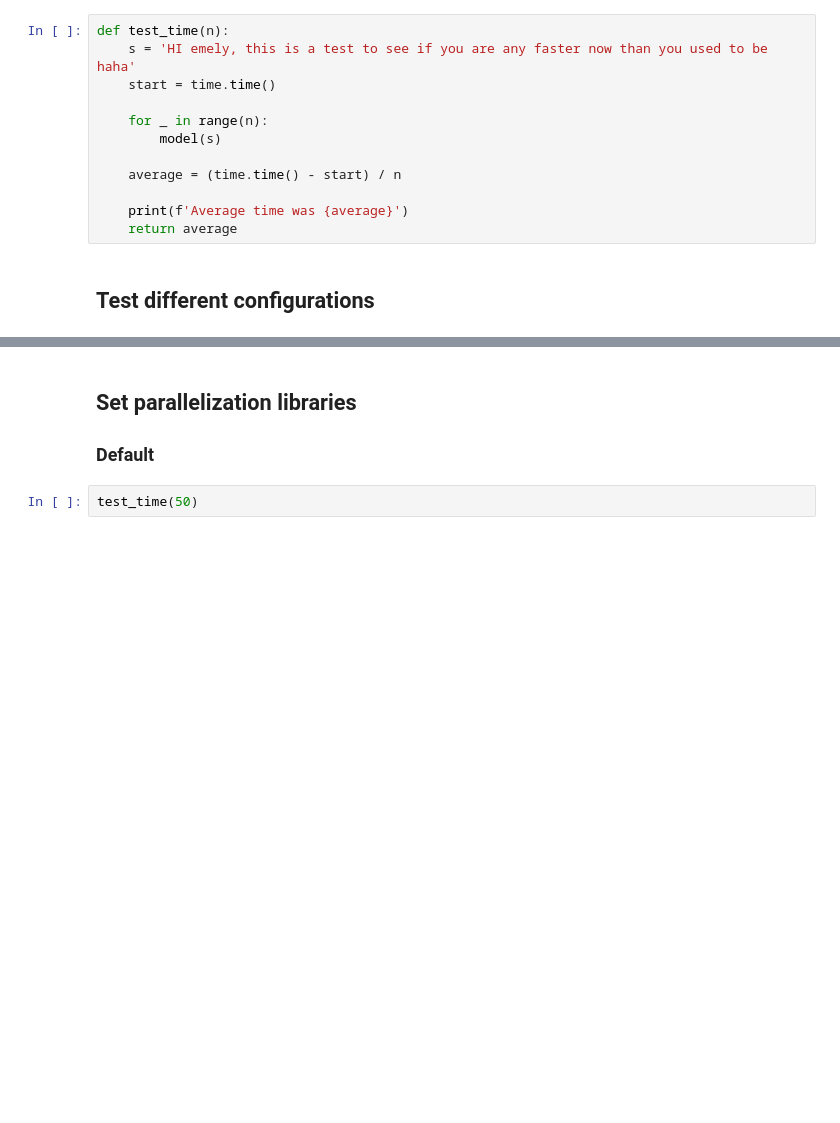
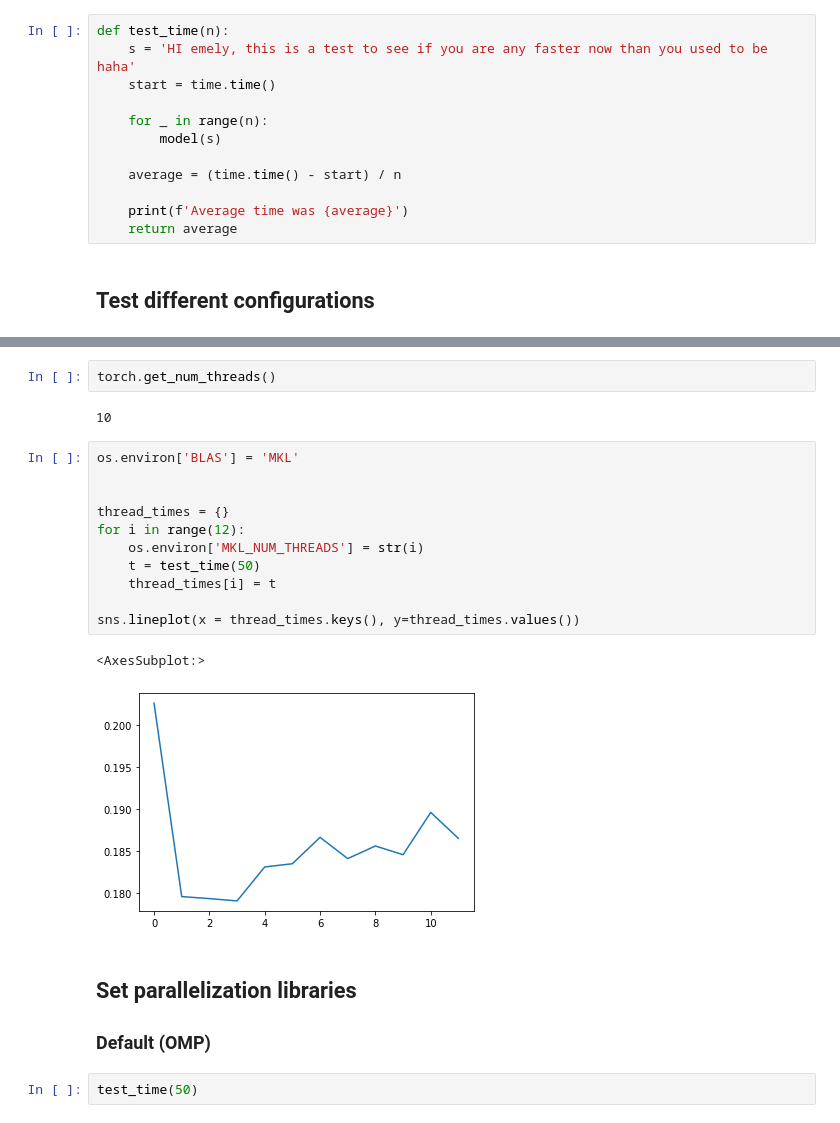
Before and after one commit to helsingborg-stad/emely-models, a Jupyter notebook: ParlAI/torchscript-on-marvin.ipynb, the cells around one changed output, grey strips where cells are left out. Saved outputs shown, nothing was run; the diff lists cells and outputs as text; blank space fills up the shorter version.

```diff
--- a/ParlAI/torchscript-on-marvin.ipynb
+++ b/ParlAI/torchscript-on-marvin.ipynb
@@ -39,7 +45,25 @@ def test_time(n):
+# %%
+torch.get_num_threads()
+# %% [output]
+10
+# %%
+os.environ['BLAS'] = 'MKL'
+
+
+thread_times = {}
+for i in range(12):
+    os.environ['MKL_NUM_THREADS'] = str(i)
+    t = test_time(50)
+    thread_times[i] = t
+
+sns.lineplot(x = thread_times.keys(), y=thread_times.values())
+# %% [output]
+<AxesSubplot:>
+[figure, added]
 # %% [markdown]
 ## Set parallelization libraries
 
-### Default
+### Default (OMP)
 # %%
 test_time(50)
 # %% [output]
```
Also changed, not shown: parts of 2 cells of this notebook.
